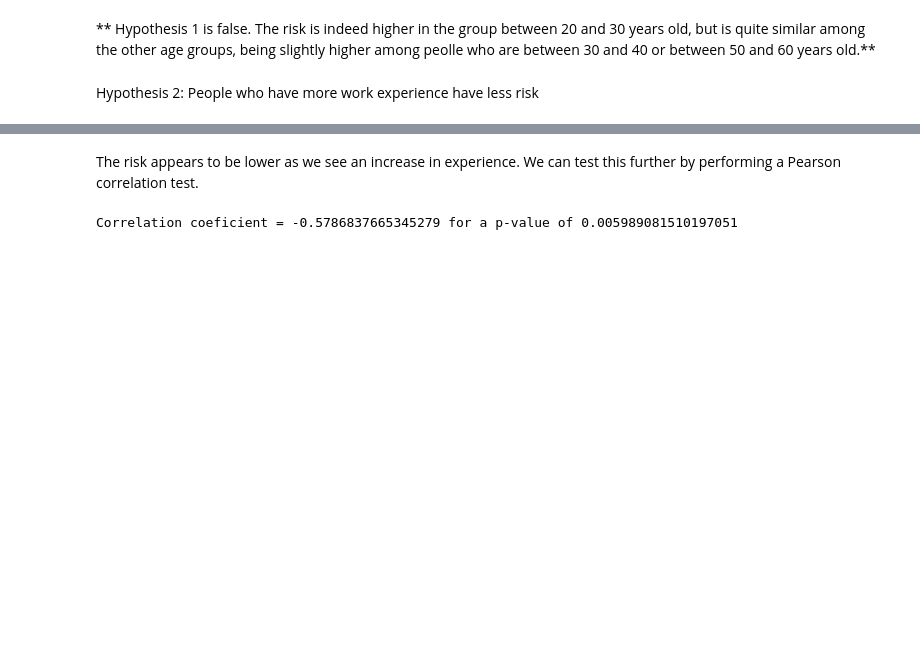
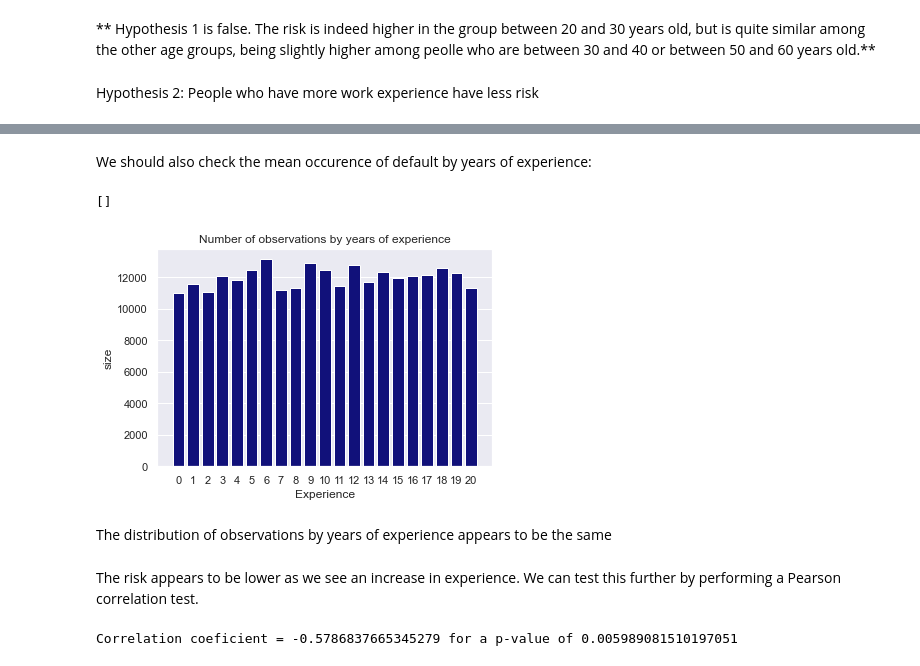
Before and after one commit to ilanGrynszpan/Loan-Customer-Behavior---kaggle, a Jupyter notebook: LoanCustomerBehavior.ipynb, the cells around one changed output, grey strips where cells are left out. Cells and saved outputs as stored; diff of their text form; code cells hidden in the pictures; blank space fills up the shorter version.

```diff
--- a/LoanCustomerBehavior.ipynb
+++ b/LoanCustomerBehavior.ipynb
@@ -270,3 +282,19 @@ plt.plot()
+# %% [markdown]
+We should also check the mean occurence of default by years of experience:
+# %%
+fig, ax = plt.subplots()
+
+plot = sns.barplot(x = H2_exp_risk['Experience'],\
+    y = H2_exp_risk['default risk']['size'],
+    color = "darkblue")
+
+ax.set(title = "Number of observations by years of experience")
+plt.plot()
+# %% [output]
+[]
+[figure, added]
+# %% [markdown]
+The distribution of observations by years of experience appears to be the same
 # %% [markdown]
 The risk appears to be lower as we see an increase in experience. We can test this further by performing a Pearson correlation test.
 # %%
```
Also changed, not shown: parts of 19 cells of this notebook.
